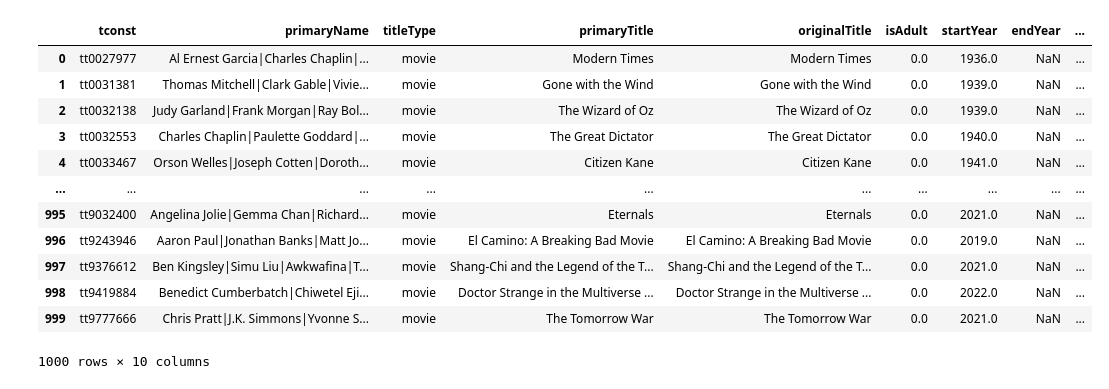
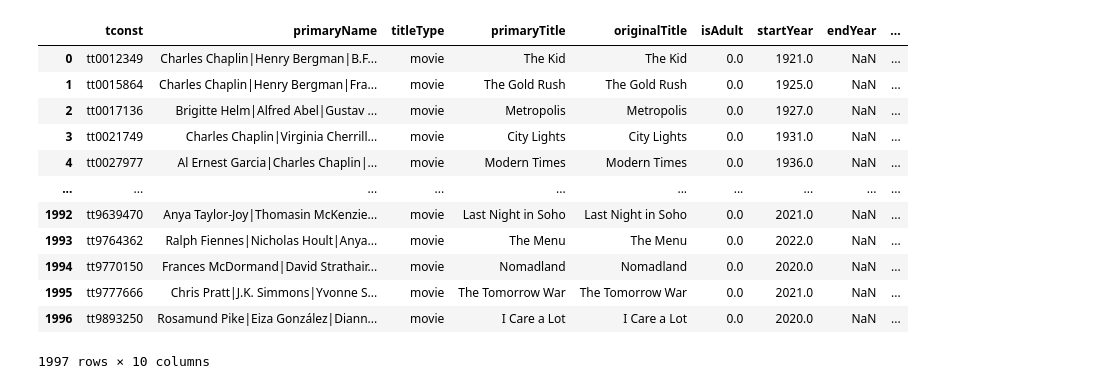
Before and after one commit to avengerpenguin/films, a Jupyter notebook: Films.ipynb, the cells around one changed output. Drawn from its saved outputs; the diff is of its cells as text; code cells hidden in the pictures.

```diff
--- a/Films.ipynb
+++ b/Films.ipynb
@@ -41,28 +41,28 @@ names = pd.read_csv('name.basics.tsv', sep='\t', low_memory=False, na_values=["\
 # %%
 df = pd.merge(basics, ratings, on='tconst')
 df = df.sort_values(by='numVotes', ascending=False)
 
-top = df.loc[df['primaryTitle'] == df['originalTitle']].head(1000).merge(
+top = df.loc[df['primaryTitle'] == df['originalTitle']].head(2000).merge(
     cast.loc[cast['category'].isin(['actor','actress'])], on='tconst'
 ).merge(names, on='nconst').groupby(['tconst']).agg({
     'primaryName': '|'.join
 }).merge(basics, on='tconst')
 
 top
 # %% [output]
 |  | tconst | primaryName | titleType | primaryTitle | originalTitle | isAdult | startYear | endYear | ... |
-| 0 | tt0027977 | Al Ernest Garcia|Charles Chaplin|... | movie | Modern Times | Modern Times | 0.0 | 1936.0 | NaN | ... |
-| 1 | tt0031381 | Thomas Mitchell|Clark Gable|Vivie... | movie | Gone with the Wind | Gone with the Wind | 0.0 | 1939.0 | NaN | ... |
-| 2 | tt0032138 | Judy Garland|Frank Morgan|Ray Bol... | movie | The Wizard of Oz | The Wizard of Oz | 0.0 | 1939.0 | NaN | ... |
-| 3 | tt0032553 | Charles Chaplin|Paulette Goddard|... | movie | The Great Dictator | The Great Dictator | 0.0 | 1940.0 | NaN | ... |
-| 4 | tt0033467 | Orson Welles|Joseph Cotten|Doroth... | movie | Citizen Kane | Citizen Kane | 0.0 | 1941.0 | NaN | ... |
+| 0 | tt0012349 | Charles Chaplin|Henry Bergman|B.F... | movie | The Kid | The Kid | 0.0 | 1921.0 | NaN | ... |
+| 1 | tt0015864 | Charles Chaplin|Henry Bergman|Fra... | movie | The Gold Rush | The Gold Rush | 0.0 | 1925.0 | NaN | ... |
+| 2 | tt0017136 | Brigitte Helm|Alfred Abel|Gustav ... | movie | Metropolis | Metropolis | 0.0 | 1927.0 | NaN | ... |
+| 3 | tt0021749 | Charles Chaplin|Virginia Cherrill... | movie | City Lights | City Lights | 0.0 | 1931.0 | NaN | ... |
+| 4 | tt0027977 | Al Ernest Garcia|Charles Chaplin|... | movie | Modern Times | Modern Times | 0.0 | 1936.0 | NaN | ... |
 | ... | ... | ... | ... | ... | ... | ... | ... | ... | ... |
-| 995 | tt9032400 | Angelina Jolie|Gemma Chan|Richard... | movie | Eternals | Eternals | 0.0 | 2021.0 | NaN | ... |
-| 996 | tt9243946 | Aaron Paul|Jonathan Banks|Matt Jo... | movie | El Camino: A Breaking Bad Movie | El Camino: A Breaking Bad Movie | 0.0 | 2019.0 | NaN | ... |
-| 997 | tt9376612 | Ben Kingsley|Simu Liu|Awkwafina|T... | movie | Shang-Chi and the Legend of the T... | Shang-Chi and the Legend of the T... | 0.0 | 2021.0 | NaN | ... |
-| 998 | tt9419884 | Benedict Cumberbatch|Chiwetel Eji... | movie | Doctor Strange in the Multiverse ... | Doctor Strange in the Multiverse ... | 0.0 | 2022.0 | NaN | ... |
-| 999 | tt9777666 | Chris Pratt|J.K. Simmons|Yvonne S... | movie | The Tomorrow War | The Tomorrow War | 0.0 | 2021.0 | NaN | ... |
+| 1992 | tt9639470 | Anya Taylor-Joy|Thomasin McKenzie... | movie | Last Night in Soho | Last Night in Soho | 0.0 | 2021.0 | NaN | ... |
+| 1993 | tt9764362 | Ralph Fiennes|Nicholas Hoult|Anya... | movie | The Menu | The Menu | 0.0 | 2022.0 | NaN | ... |
+| 1994 | tt9770150 | Frances McDormand|David Strathair... | movie | Nomadland | Nomadland | 0.0 | 2020.0 | NaN | ... |
+| 1995 | tt9777666 | Chris Pratt|J.K. Simmons|Yvonne S... | movie | The Tomorrow War | The Tomorrow War | 0.0 | 2021.0 | NaN | ... |
+| 1996 | tt9893250 | Rosamund Pike|Eiza González|Diann... | movie | I Care a Lot | I Care a Lot | 0.0 | 2020.0 | NaN | ... |
-1000 rows × 10 columns
+1997 rows × 10 columns
 # %%
 from rdflib import Graph
 import pandas as pd
```
Also changed, not shown: parts of 7 cells of this notebook, 1 other file.
